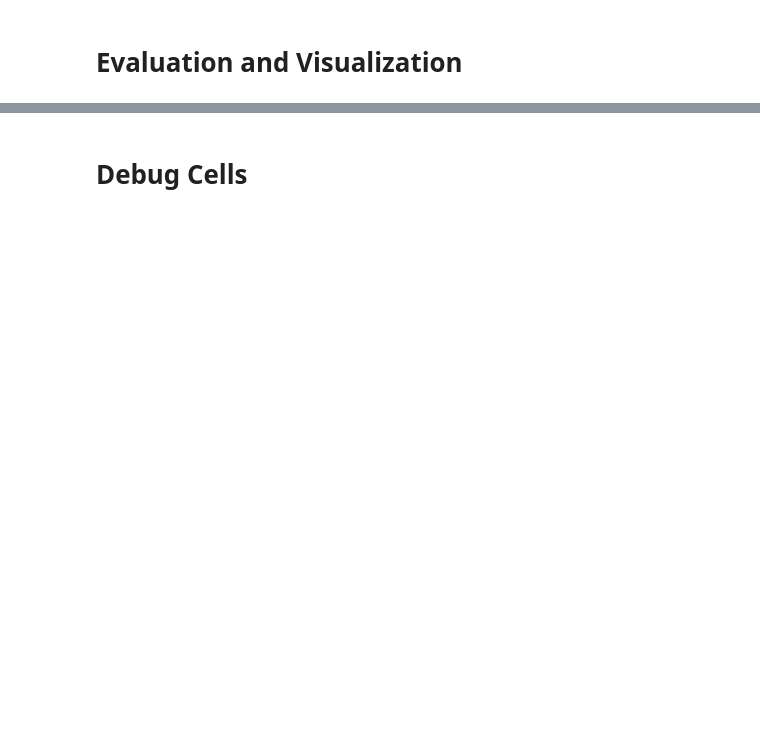
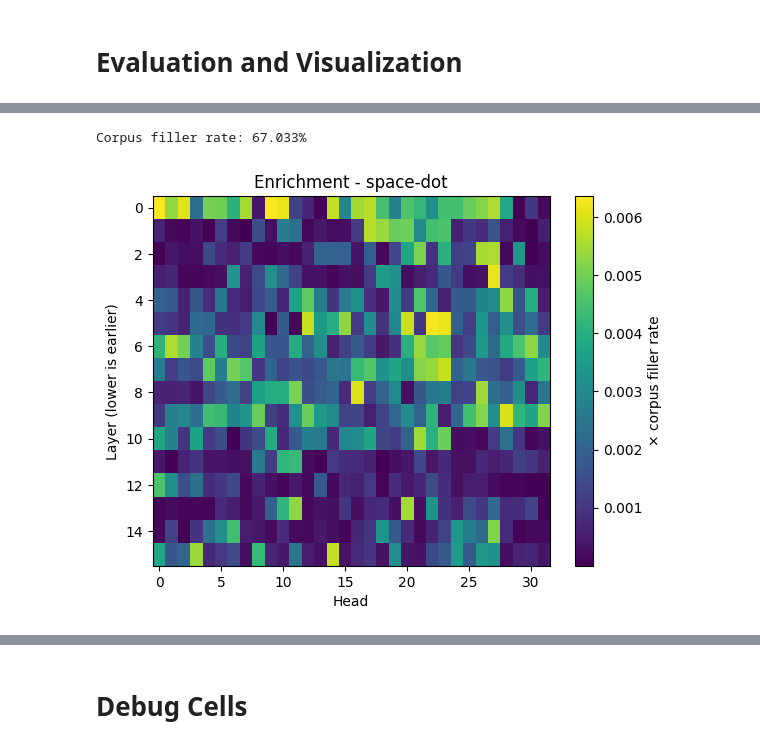
Before and after one commit to BreckEmert/repurposed-tokens-experiment, a Jupyter notebook: LoRA_sanity_run.ipynb, the cells around one changed output, grey strips where cells are left out. Cells and saved outputs as stored; diff of their text form; code cells hidden in the pictures; blank space fills up the shorter version.

```diff
--- a/LoRA_sanity_run.ipynb
+++ b/LoRA_sanity_run.ipynb
@@ -266,0 +285,12 @@ test_ds  = load_from_disk(cfg.test_tok )  #.with_format("torch")
+# %%
+train_ds = load_from_disk(cfg.train_tok)  #.with_format("torch")
+test_ds  = load_from_disk(cfg.test_tok )  #.with_format("torch")
+
+# Check balance for baseline
+for ds in [train_ds, test_ds]:
+    ctr = Counter(d['labels'][-1] for d in ds)
+    print(ctr, ctr[tok.true_id] / sum(ctr.values()))
+"""
+Counter({3641: 2517, 3082: 2483}) 0.4966
+Counter({3082: 108, 3641: 92}) 0.54
+"""
@@ -518,6 +648,8 @@ def get_raw_attention(dataloader):
     with torch.no_grad():
         for batch in tqdm(dataloader):
             TOKEN_IDS_THIS_BATCH = batch["input_ids"].to(model.device)  # (B, S)
+            global LABELS_THIS_BATCH
+            LABELS_THIS_BATCH = batch["labels"].to(model.device)
 
             B = TOKEN_IDS_THIS_BATCH.size(0)  # L and H are global
             CURRENT_FILL = torch.zeros(B, L, H)  # (B, L, H)
@@ -527,9 +659,14 @@ def get_raw_attention(dataloader):
                 use_cache=False,
                 output_attentions=True
             )
-            ATTN_BUCKET.append(CURRENT_FILL)
+            ATTN_BUCKET.append(CURRENT_FILL.cpu())
 
     raw_attn = torch.cat(ATTN_BUCKET, dim=0)  # (N, L, H)
+
+    # Memory leak fix:
+    del ATTN_BUCKET[:]  # clear
+    torch.cuda.empty_cache()
+
     return raw_attn
 
 def calculate_enrichment(raw_attn):
@@ -541,7 +678,8 @@ def calculate_enrichment(raw_attn):
     for ex in test_ds:
         ids = ex["input_ids"]
         n_total += len(ids)
-        n_fill += torch.isin(torch.tensor(ids), cfg.filler_id).sum().item()
+        n_fill += torch.isin(torch.tensor(ids, device=model.device),
+                             cfg.filler_id.to(model.device)).sum().item()
 
     fill_rate = n_fill / n_total if n_total else 0.0
     print(f"Corpus filler rate: {fill_rate:.3%}")
@@ -552,33 +690,36 @@ def calculate_enrichment(raw_attn):
     return prob_to_fill / max(fill_rate, 1e-9)
 
 def plot_attention(mat, title=''):
     """Quick heat-map"""
     import matplotlib.pyplot as plt
     plt.imshow(mat.numpy(), aspect='auto')
     plt.xlabel("Head")
-    plt.ylabel("Layer (0 = bottom)")
+    plt.ylabel("Layer (lower is earlier)")
     plt.title(title)
     plt.colorbar(label="× corpus filler rate")
     plt.show()
 
 # Get raw attention
 ATTN_BUCKET = []
 raw_attn = get_raw_attention(
     torch.utils.data.DataLoader(
-        test_ds.shuffle().select(range(500)),
+        test_ds.shuffle().select(range(200)),
         batch_size=8,
         shuffle=False,
         collate_fn=custom_data_collator,
     )
 )
 
 # Convert to enrichment
     # I regret writing mean_attn because I don't even think I want these plots yet for direct runs.  Might be used later, I guess.  But for run = 'direct' I'm just moving to accuracy.
-if cfg.filler_id is not None:
+if cfg.filler_tok is not None:
     enr = calculate_enrichment(raw_attn)
     plot_attention(enr, f"Enrichment - {cfg.save_tag}")
     np.save(os.path.join(MODEL_DIR, "enrichment.npy"), enr.numpy())
 else:
     mean_attn = raw_attn.mean(dim=0)
     plot_attention(mean_attn, f"Mean Attention - {cfg.save_tag}")
     np.save(os.path.join(MODEL_DIR, "mean_attn.npy"), mean_attn.numpy())
+# %% [output]
+Corpus filler rate: 67.033%
+[figure, added]
```
Also changed, not shown: parts of 18 cells of this notebook.
